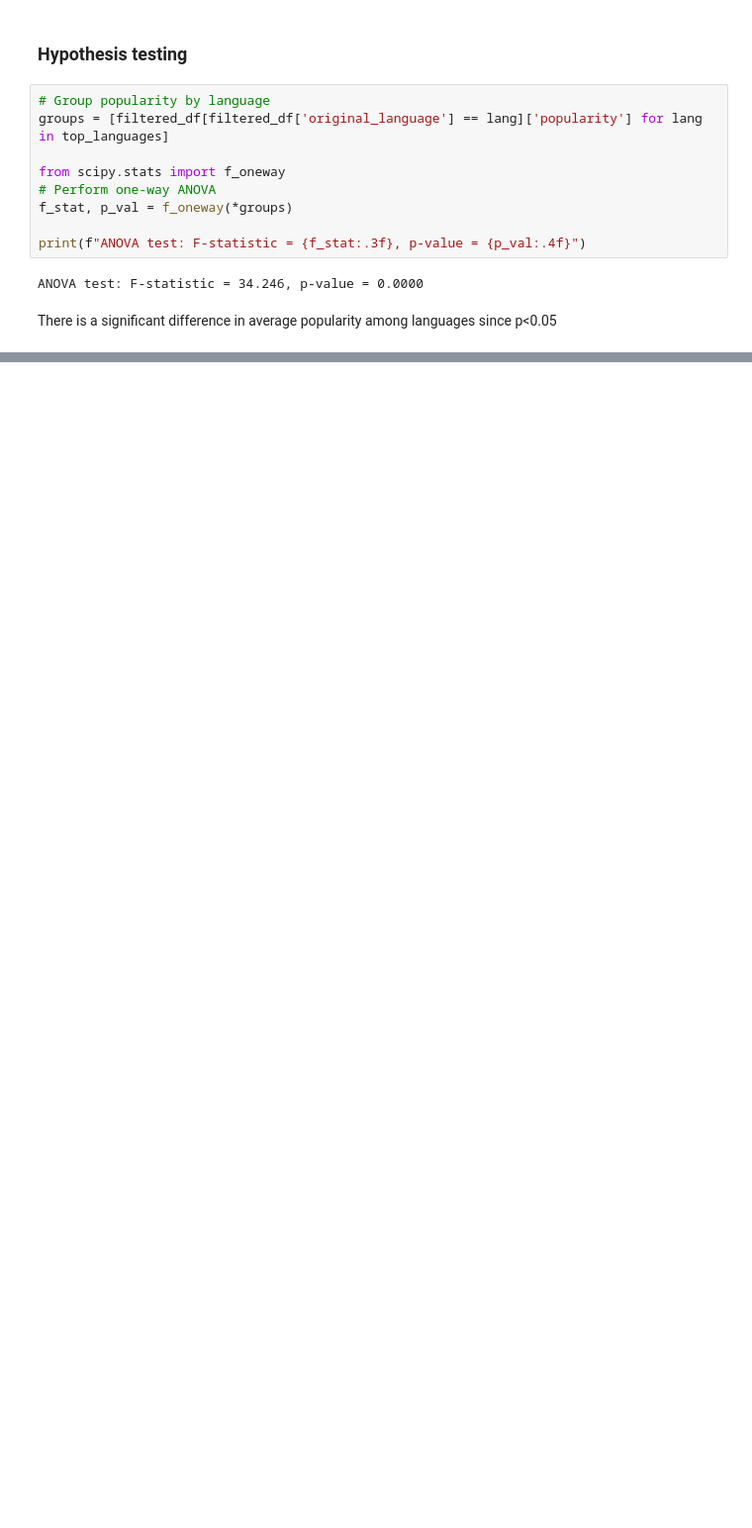
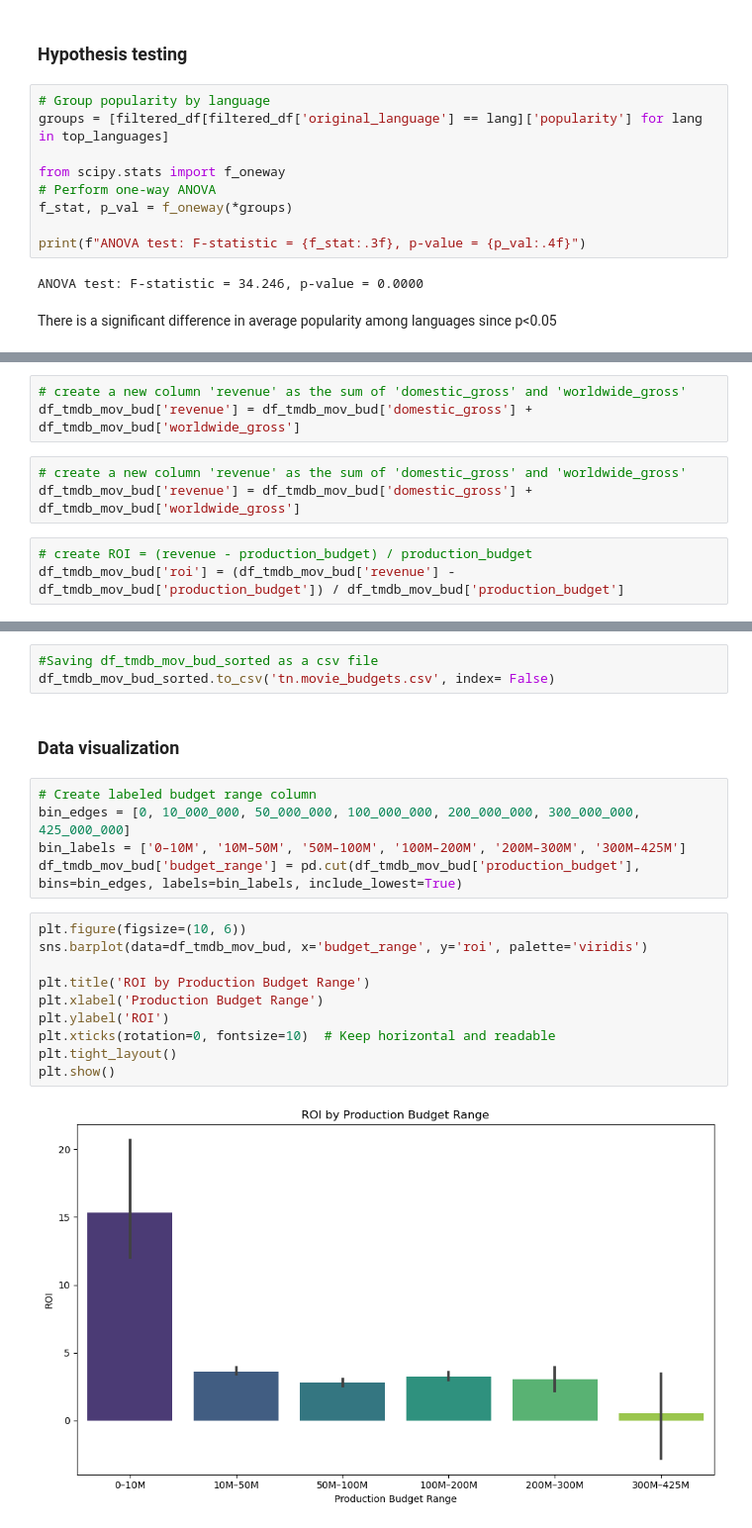
Before and after one commit to hildajerotich/GROUP-6-PHASE-2-PROJECT, a Jupyter notebook: student.ipynb, the cells around one changed output, grey strips where cells are left out. Shown at 99% size. Drawn from its saved outputs; the diff is of its cells as text; blank space fills up the shorter version.

```diff
--- a/student.ipynb
+++ b/student.ipynb
@@ -148,0 +185,9 @@ There is a significant difference in average popularity among languages since p<
+# %%
+# create a new column 'revenue' as the sum of 'domestic_gross' and 'worldwide_gross'
+df_tmdb_mov_bud['revenue'] = df_tmdb_mov_bud['domestic_gross'] + df_tmdb_mov_bud['worldwide_gross']
+# %%
+# create a new column 'revenue' as the sum of 'domestic_gross' and 'worldwide_gross'
+df_tmdb_mov_bud['revenue'] = df_tmdb_mov_bud['domestic_gross'] + df_tmdb_mov_bud['worldwide_gross']
+# %%
+# create ROI = (revenue - production_budget) / production_budget
+df_tmdb_mov_bud['roi'] = (df_tmdb_mov_bud['revenue'] - df_tmdb_mov_bud['production_budget']) / df_tmdb_mov_bud['production_budget']
@@ -148,0 +253,22 @@ There is a significant difference in average popularity among languages since p<
+# %%
+#Saving df_tmdb_mov_bud_sorted as a csv file
+df_tmdb_mov_bud_sorted.to_csv('tn.movie_budgets.csv', index= False)
+# %% [markdown]
+### Data visualization
+# %%
+# Create labeled budget range column
+bin_edges = [0, 10_000_000, 50_000_000, 100_000_000, 200_000_000, 300_000_000, 425_000_000]
+bin_labels = ['0–10M', '10M–50M', '50M–100M', '100M–200M', '200M–300M', '300M–425M']
+df_tmdb_mov_bud['budget_range'] = pd.cut(df_tmdb_mov_bud['production_budget'], bins=bin_edges, labels=bin_labels, include_lowest=True)
+# %%
+plt.figure(figsize=(10, 6))
+sns.barplot(data=df_tmdb_mov_bud, x='budget_range', y='roi', palette='viridis')
+
+plt.title('ROI by Production Budget Range')
+plt.xlabel('Production Budget Range')
+plt.ylabel('ROI')
+plt.xticks(rotation=0, fontsize=10)  # Keep horizontal and readable
+plt.tight_layout()
+plt.show()
+# %% [output]
+[figure, added]
```
Also changed, not shown: parts of 18 cells of this notebook.
